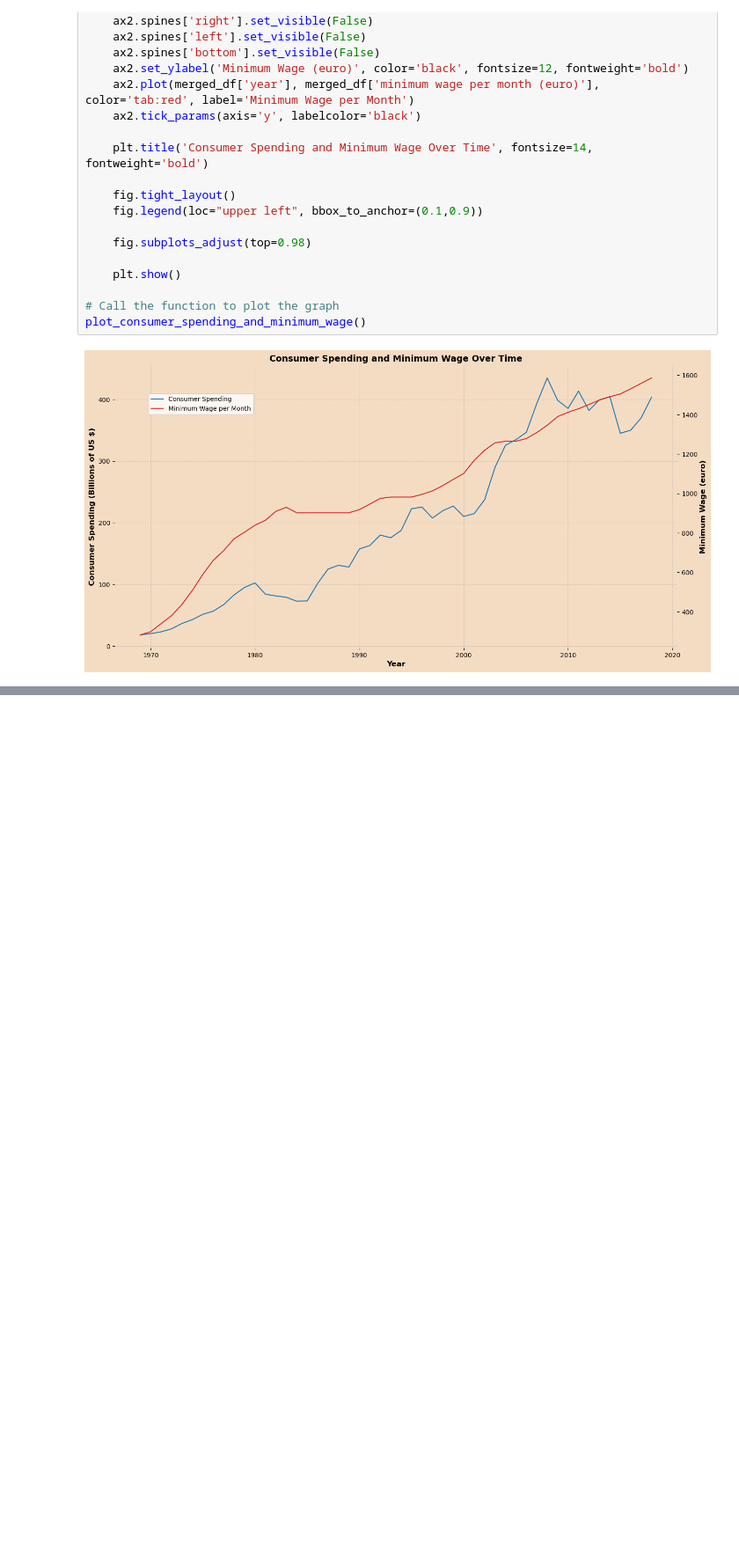
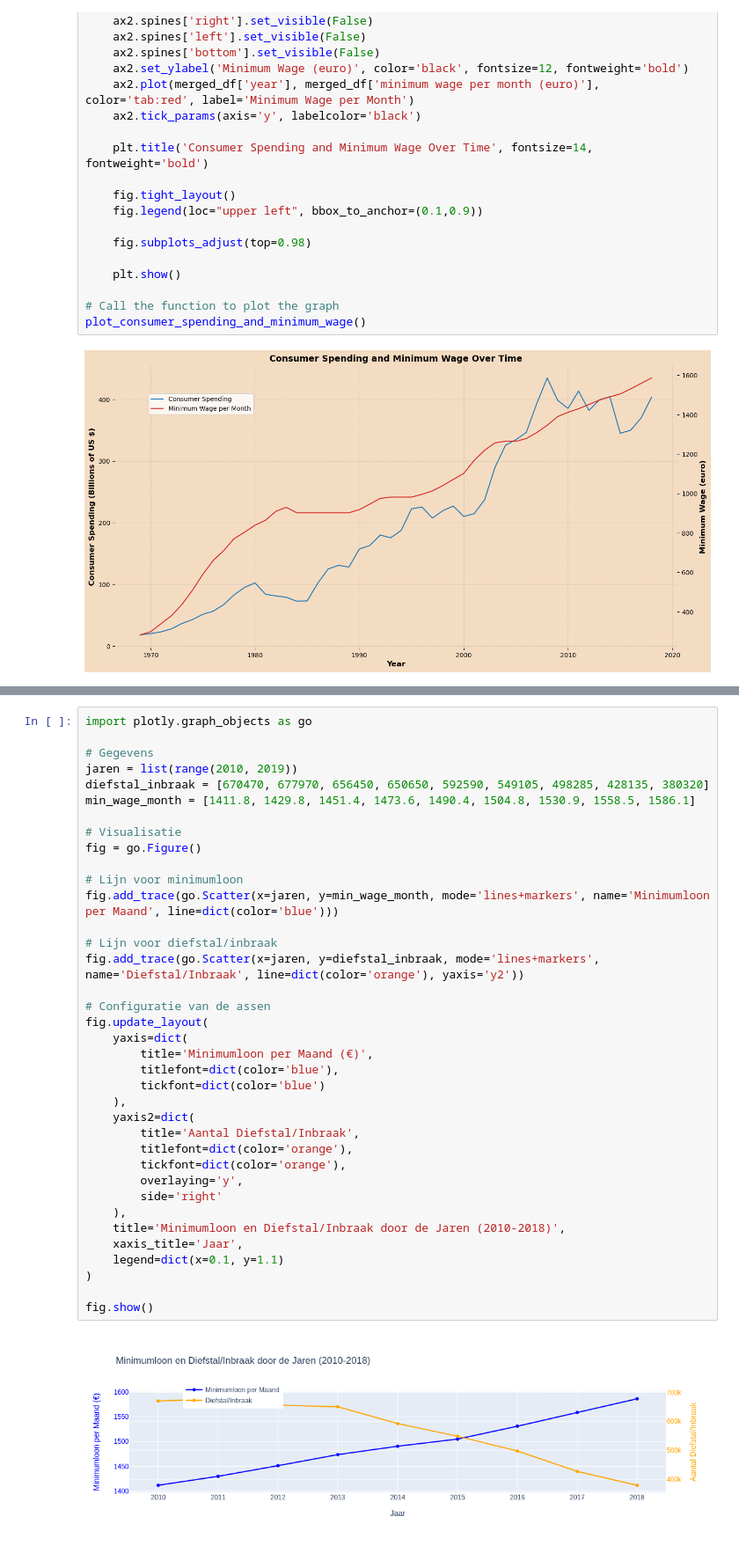
Before and after one commit to anri4/Information_Visualization, a Jupyter notebook: _sources/docs/main.ipynb, the cells around one changed output, grey strips where cells are left out. Shown at 88% size. Drawn from its saved outputs; the diff is of its cells as text; blank space fills up the shorter version.

```diff
--- a/_sources/docs/main.ipynb
+++ b/_sources/docs/main.ipynb
@@ -96,0 +216,39 @@ fig.show()
+# %%
+import plotly.graph_objects as go
+
+# Gegevens
+jaren = list(range(2010, 2019))
+diefstal_inbraak = [670470, 677970, 656450, 650650, 592590, 549105, 498285, 428135, 380320]
+min_wage_month = [1411.8, 1429.8, 1451.4, 1473.6, 1490.4, 1504.8, 1530.9, 1558.5, 1586.1]
+
+# Visualisatie
+fig = go.Figure()
+
+# Lijn voor minimumloon
+fig.add_trace(go.Scatter(x=jaren, y=min_wage_month, mode='lines+markers', name='Minimumloon per Maand', line=dict(color='blue')))
+
+# Lijn voor diefstal/inbraak
+fig.add_trace(go.Scatter(x=jaren, y=diefstal_inbraak, mode='lines+markers', name='Diefstal/Inbraak', line=dict(color='orange'), yaxis='y2'))
+
+# Configuratie van de assen
+fig.update_layout(
+    yaxis=dict(
+        title='Minimumloon per Maand (€)',
+        titlefont=dict(color='blue'),
+        tickfont=dict(color='blue')
+    ),
+    yaxis2=dict(
+        title='Aantal Diefstal/Inbraak',
+        titlefont=dict(color='orange'),
+        tickfont=dict(color='orange'),
+        overlaying='y',
+        side='right'
+    ),
+    title='Minimumloon en Diefstal/Inbraak door de Jaren (2010-2018)',
+    xaxis_title='Jaar',
+    legend=dict(x=0.1, y=1.1)
+)
+
+fig.show()
+# %% [output]
+[figure, added]
```
Also changed, not shown: parts of 3 cells of this notebook, 4 other files.
